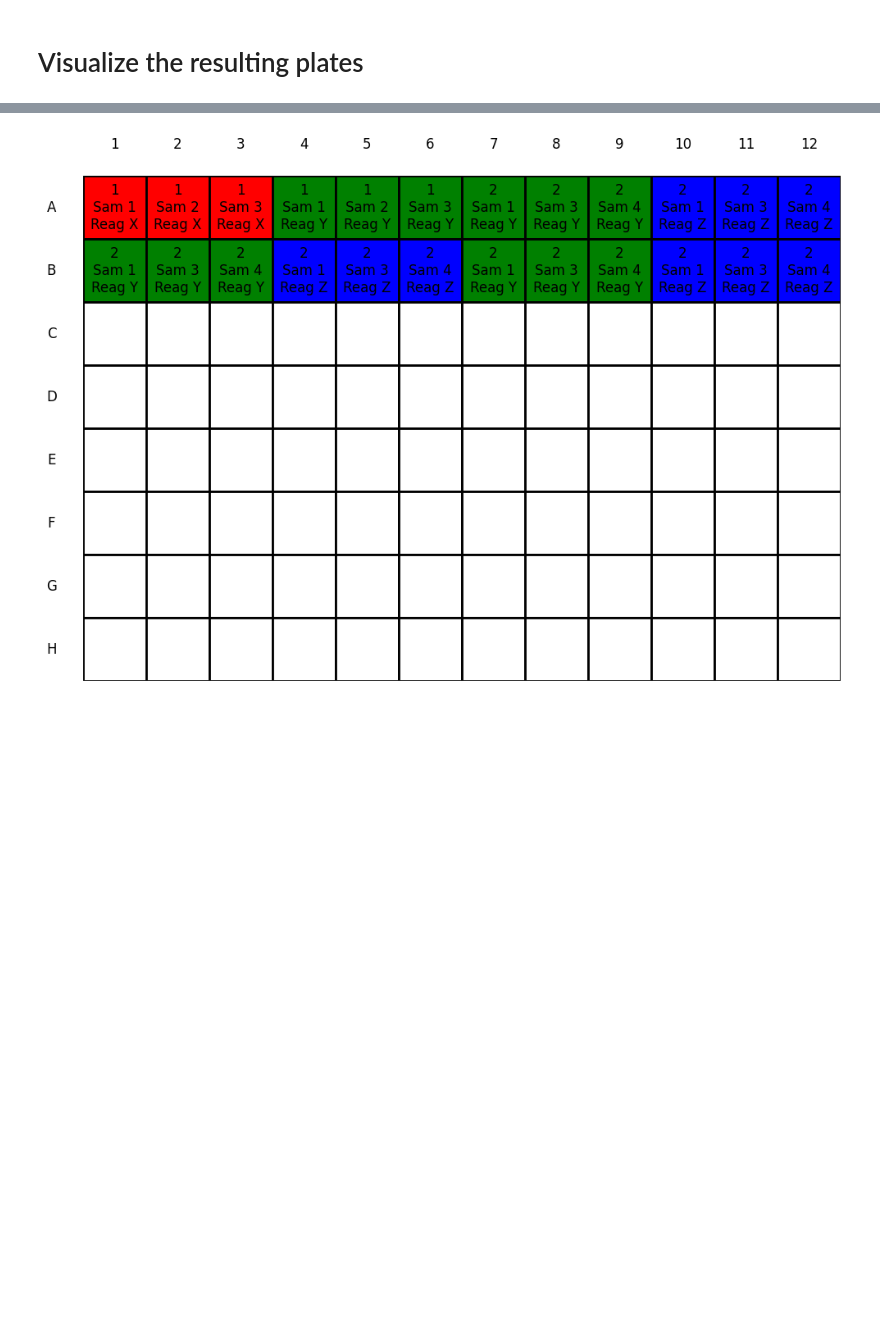
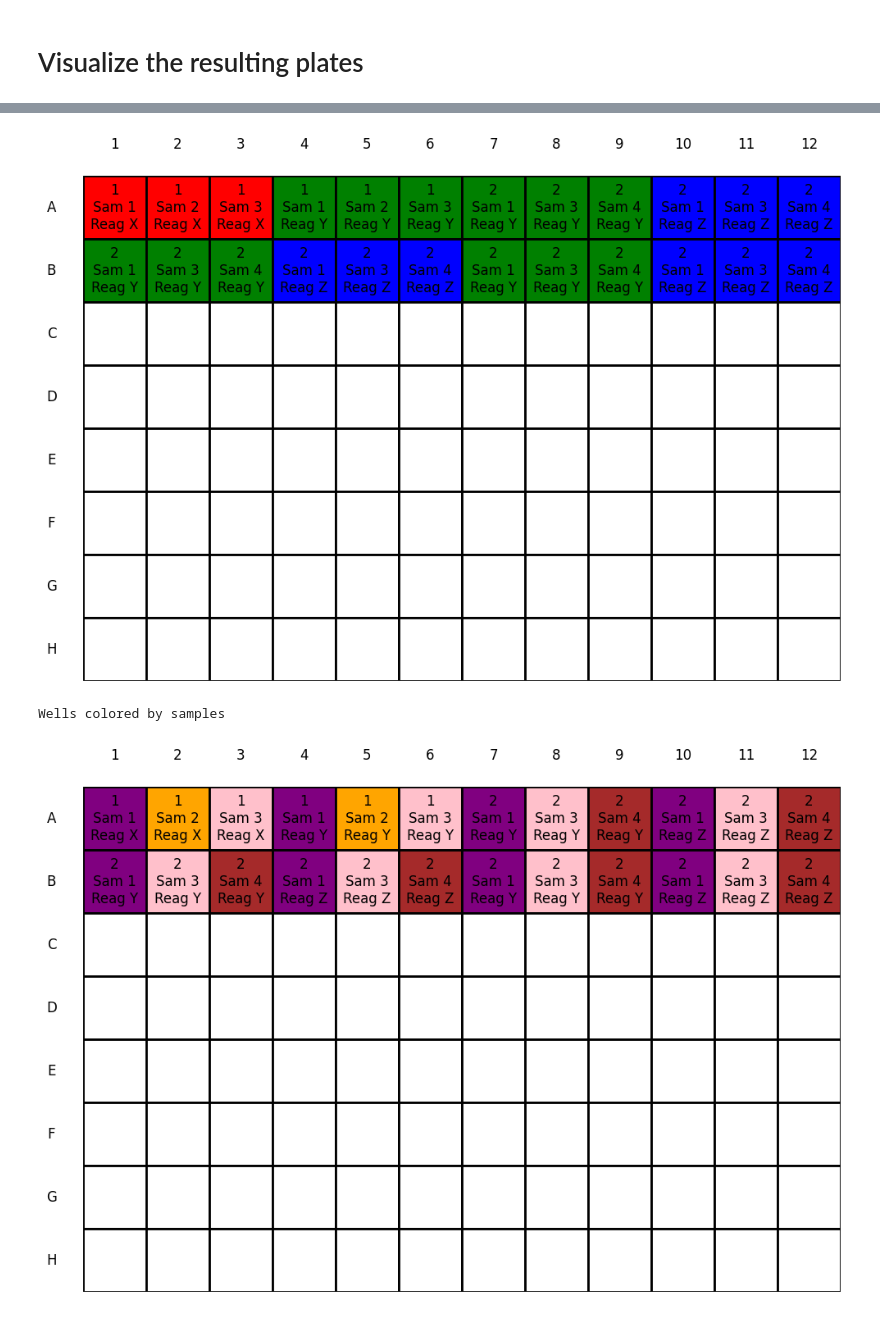
Before and after one commit to HappyPotatoman/microtiter_filler, a Jupyter notebook: microtiter_filler.ipynb, the cells around one changed output, grey strips where cells are left out. Drawn from its saved outputs; the diff is of its cells as text; code cells hidden in the pictures; blank space fills up the shorter version.

Commit message:
plot by reagent and samples

```diff
--- a/microtiter_filler.ipynb
+++ b/microtiter_filler.ipynb
@@ -85,7 +85,7 @@ Log message: Enough wells are available to distribute experiments.
 import matplotlib.pyplot as plt
 import itertools
 
-def plot_plate(plate, color_map):
+def plot_plate_color_reagent(plate, color_map):
     _, ax = plt.subplots(figsize=(12, 8))
     for i, row in enumerate(plate):
         for j, well in enumerate(row):
@@ -118,6 +118,39 @@ def plot_plate(plate, color_map):
     plt.axis('off')
     plt.show()
 
+def plot_plate_color_samples(plate, color_map):
+    _, ax = plt.subplots(figsize=(12, 8))
+    for i, row in enumerate(plate):
+        for j, well in enumerate(row):
+            if well and all(w is not None for w in well):
+                sample = well[1]
+                if sample not in color_map:
+                    color_map[sample] = next(color_cycle)
+                ax.text(j, i, f"{well[0]}\n{well[1]}\n{well[2]}", ha='center', va='center', fontsize=12, color='black')
+                ax.add_patch(plt.Rectangle((j-0.5, i-0.5), 1, 1, facecolor=color_map[sample], edgecolor='black', linewidth=2))
+            else:
+                ax.add_patch(plt.Rectangle((j-0.5, i-0.5), 1, 1, facecolor='white', edgecolor='black', linewidth=2))
+
+    if plate_size == 96:
+        row_labels = [chr(i) for i in range(ord('A'), ord('A') + 8)]
+        col_labels = [i for i in range(1, 13)]
+    elif plate_size == 384:
+        row_labels = [chr(i) for i in range(ord('A'), ord('A') + 16)]
+        col_labels = [i for i in range(1, 25)]
+
+    for i, label in enumerate(row_labels):
+        ax.text(-1, i, label, ha='center', va='center', fontsize=12, color='black')
+
+    for j, label in enumerate(col_labels):
+        ax.text(j, -1, str(label), ha='center', va='center', fontsize=12, color='black')
+
+    ax.set_xlim(-0.5, len(plate[0])-0.5)
+    ax.set_ylim(-0.5, len(plate)-0.5)
+    ax.set_aspect('equal', 'box')
+    plt.gca().invert_yaxis()
+    plt.axis('off')
+    plt.show()
+
 colors = ['red', 'green', 'blue', 'purple', 'orange', 'pink', 'brown', 'cyan', 'magenta']
 color_cycle = itertools.cycle(colors)
 
@@ -125,7 +158,10 @@ color_map = {}
 
 for i, plate in enumerate(plates, 1):
     print(f"Plate #{i}")
-    plot_plate(plate, color_map)
+    print(f'Wells colored by reagents')
+    plot_plate_color_reagent(plate, color_map)
+    print(f'Wells colored by samples')
+    plot_plate_color_samples(plate, color_map)
     # plt.savefig(f'Plate_{i}.png')
 # %% [output]
 Plate #1
@@ -132 +169,3 @@ Plate #1
 [figure]
+Wells colored by samples
+[figure, added]
```
Also changed, not shown: parts of 1 cell of this notebook.
